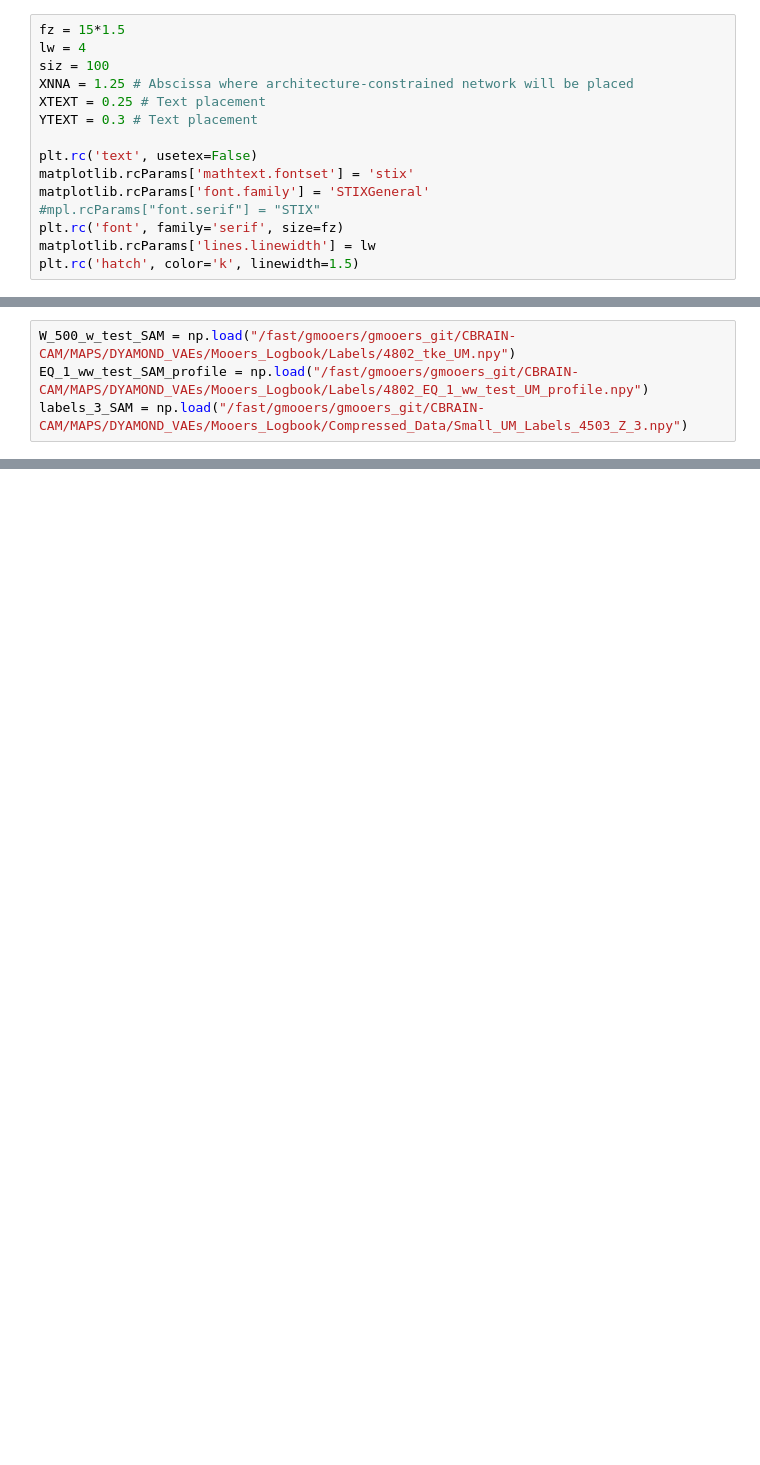
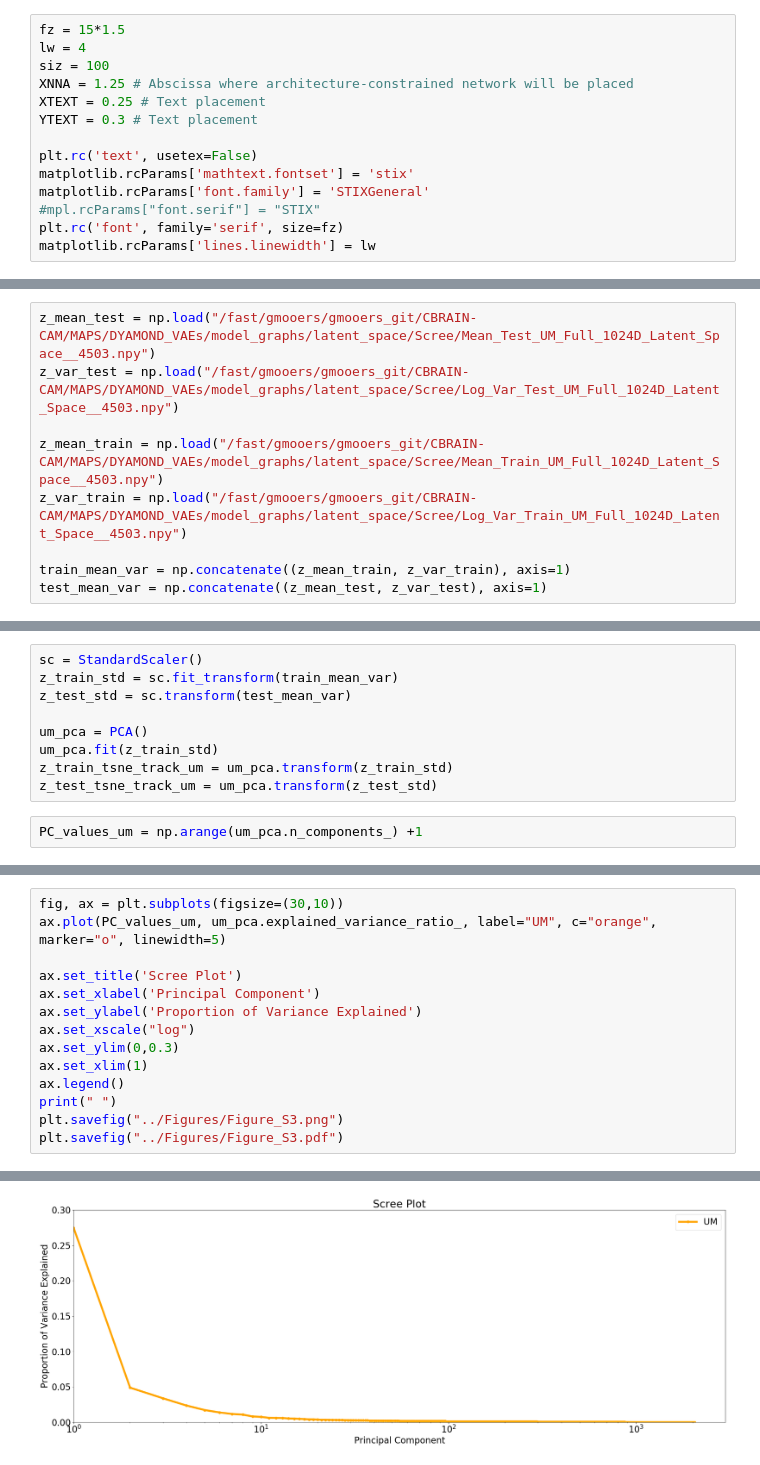
Before and after one commit to gmooers96/Chapter_2_Repo, a Jupyter notebook: SI_Figure_Scripts/Figure_S3.ipynb, the cells around one changed output, grey strips where cells are left out. Drawn from its saved outputs; the diff is of its cells as text; blank space fills up the shorter version.

Commit message:
Updated SI Figure Scripts

```diff
--- a/SI_Figure_Scripts/Figure_S3.ipynb
+++ b/SI_Figure_Scripts/Figure_S3.ipynb
@@ -51,4 +37,3 @@ matplotlib.rcParams['font.family'] = 'STIXGeneral'
 #mpl.rcParams["font.serif"] = "STIX"
 plt.rc('font', family='serif', size=fz)
 matplotlib.rcParams['lines.linewidth'] = lw
-plt.rc('hatch', color='k', linewidth=1.5)
@@ -145,4 +42,9 @@ def EQ_1_spatial_fft(w_array):
 # %%
-W_500_w_test_SAM = np.load("/fast/gmooers/gmooers_git/CBRAIN-CAM/MAPS/DYAMOND_VAEs/Mooers_Logbook/Labels/4802_tke_UM.npy")
-EQ_1_ww_test_SAM_profile = np.load("/fast/gmooers/gmooers_git/CBRAIN-CAM/MAPS/DYAMOND_VAEs/Mooers_Logbook/Labels/4802_EQ_1_ww_test_UM_profile.npy")
-labels_3_SAM = np.load("/fast/gmooers/gmooers_git/CBRAIN-CAM/MAPS/DYAMOND_VAEs/Mooers_Logbook/Compressed_Data/Small_UM_Labels_4503_Z_3.npy")
+z_mean_test = np.load("/fast/gmooers/gmooers_git/CBRAIN-CAM/MAPS/DYAMOND_VAEs/model_graphs/latent_space/Scree/Mean_Test_UM_Full_1024D_Latent_Space__4503.npy")
+z_var_test = np.load("/fast/gmooers/gmooers_git/CBRAIN-CAM/MAPS/DYAMOND_VAEs/model_graphs/latent_space/Scree/Log_Var_Test_UM_Full_1024D_Latent_Space__4503.npy")
+
+z_mean_train = np.load("/fast/gmooers/gmooers_git/CBRAIN-CAM/MAPS/DYAMOND_VAEs/model_graphs/latent_space/Scree/Mean_Train_UM_Full_1024D_Latent_Space__4503.npy")
+z_var_train = np.load("/fast/gmooers/gmooers_git/CBRAIN-CAM/MAPS/DYAMOND_VAEs/model_graphs/latent_space/Scree/Log_Var_Train_UM_Full_1024D_Latent_Space__4503.npy")
+
+train_mean_var = np.concatenate((z_mean_train, z_var_train), axis=1)
+test_mean_var = np.concatenate((z_mean_test, z_var_test), axis=1)
@@ -249,0 +51,11 @@ findfont: Font family ['serif'] not found. Falling back to DejaVu Sans.
+# %%
+sc = StandardScaler()
+z_train_std = sc.fit_transform(train_mean_var)
+z_test_std = sc.transform(test_mean_var)
+
+um_pca = PCA()
+um_pca.fit(z_train_std)
+z_train_tsne_track_um = um_pca.transform(z_train_std)
+z_test_tsne_track_um = um_pca.transform(z_test_std)
+# %%
+PC_values_um = np.arange(um_pca.n_components_) +1
@@ -249,0 +66,15 @@ findfont: Font family ['serif'] not found. Falling back to DejaVu Sans.
+# %%
+fig, ax = plt.subplots(figsize=(30,10))
+ax.plot(PC_values_um, um_pca.explained_variance_ratio_, label="UM", c="orange", marker="o", linewidth=5)
+
+ax.set_title('Scree Plot')
+ax.set_xlabel('Principal Component')
+ax.set_ylabel('Proportion of Variance Explained')
+ax.set_xscale("log")
+ax.set_ylim(0,0.3)
+ax.set_xlim(1)
+ax.legend()
+print(" ")
+plt.savefig("../Figures/Figure_S3.png")
+plt.savefig("../Figures/Figure_S3.pdf")
+# %% [output]
@@ -249,0 +94 @@ findfont: Font family ['serif'] not found. Falling back to DejaVu Sans.
+[figure, added]
```
Also changed, not shown: parts of 19 cells of this notebook, 4 other files.
